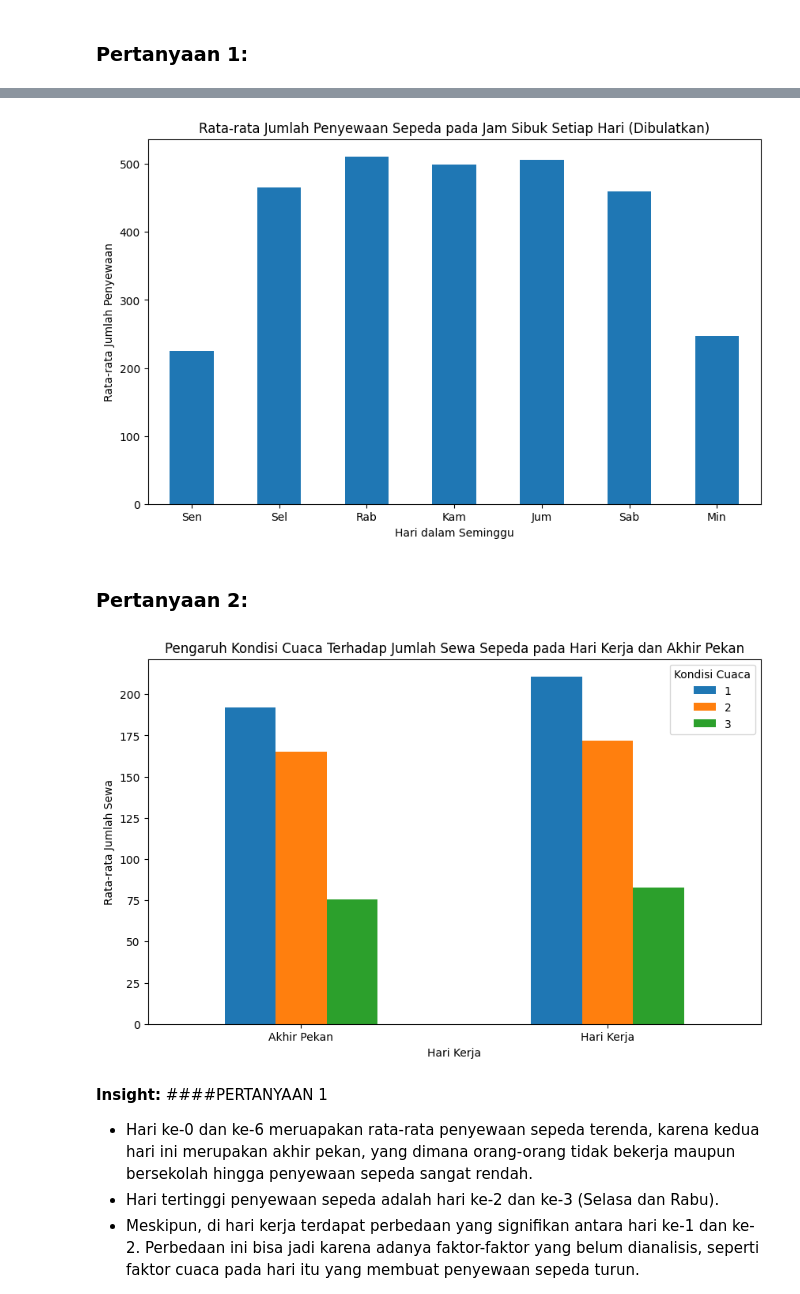
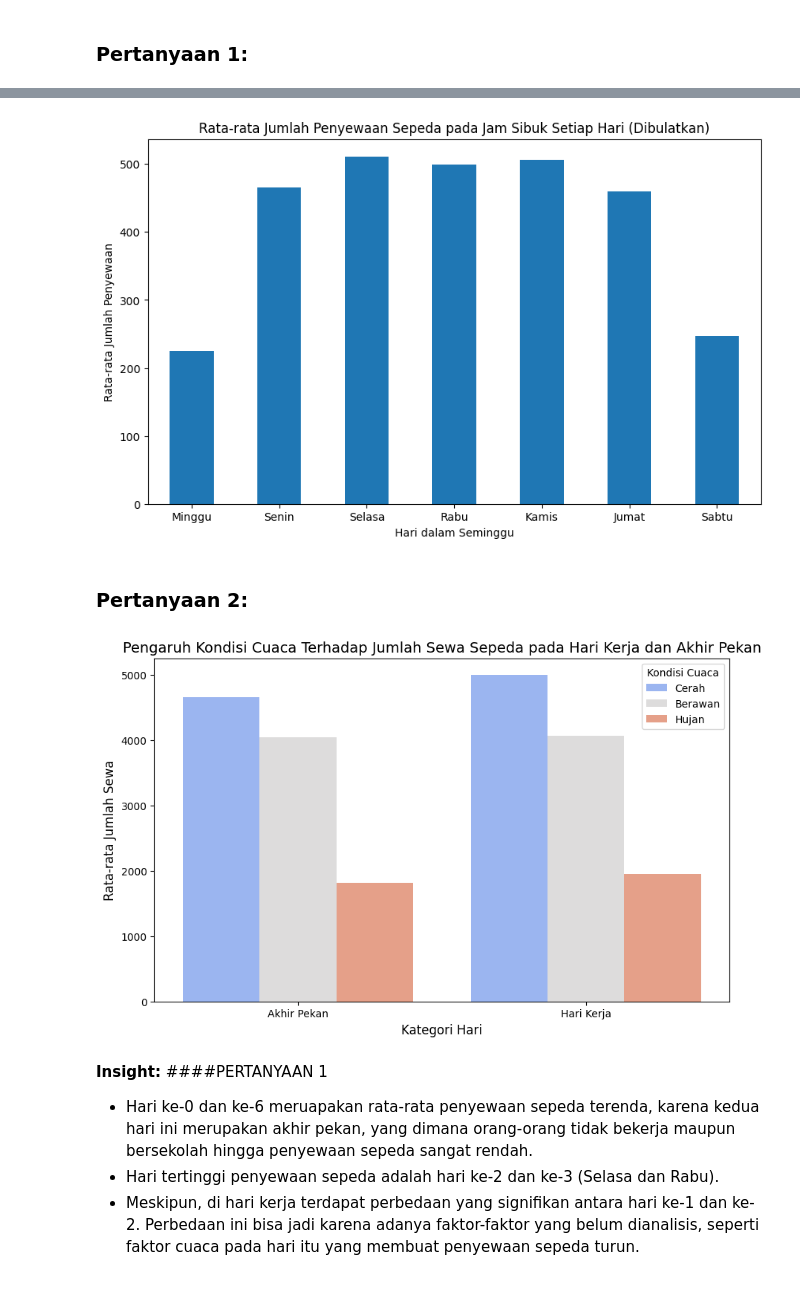
Before and after one commit to tsyaslsbl/Proyek_Analisis_Data, a Jupyter notebook: Notebook.ipynb, the cells around one changed output, grey strips where cells are left out. Cells and saved outputs as stored; diff of their text form; code cells hidden in the pictures.

```diff
--- a/Notebook.ipynb
+++ b/Notebook.ipynb
@@ -191,0 +258,8 @@ plt.show()
+# %%
+# Menambahkan kolom kategori hari (Akhir Pekan atau Hari Kerja)
+data_gabungan["day_type"] = data_gabungan["weekday_day"].apply(lambda x: "Hari Kerja" if x in [1, 2, 3, 4, 5] else "Akhir Pekan")
+# %%
+# Mengelompokkan data berdasarkan cuaca dan kategori hari
+weather_analysis = data_gabungan.groupby(["weathersit_day", "day_type"])["cnt_day"].mean().reset_index()
+
+weather_analysis
@@ -191,0 +274,4 @@ plt.show()
+# %%
+# Mapping label kondisi cuaca agar lebih mudah dipahami
+weather_labels = {1: "Cerah", 2: "Berawan", 3: "Hujan", 4: "Badai"}
+weather_analysis["weathersit_day"] = weather_analysis["weathersit_day"].map(weather_labels)
@@ -237,12 +300,10 @@ peak_hour_rentals.plot(kind='bar')
 plt.title("Rata-rata Jumlah Penyewaan Sepeda pada Jam Sibuk Setiap Hari (Dibulatkan)")
 plt.xlabel("Hari dalam Seminggu")
 plt.ylabel("Rata-rata Jumlah Penyewaan")
-#Diberikan xticks atau label untuk range 0-6 sebelumnya, sehingga memudahkan
-# orang-orang untuk melihat hasilnya
-plt.xticks(ticks=range(7), labels=['Sen', 'Sel', 'Rab', 'Kam', 'Jum', 'Sab', 'Min'])
+plt.xticks(ticks=range(7), labels=[day_mapping[i] for i in range(7)])
 plt.xticks(rotation=0)
 plt.show()
 # %% [output]
-[figure, old version]
+[figure, new version]
 # %% [markdown]
 ### Pertanyaan 2:
@@ -252,14 +310,21 @@ kerja_cuaca_data = data_gabungan.groupby(['workingday_day','weathersit_day'])['c
 # %%
-kerja_cuaca_data.plot(kind='bar', figsize=(10, 6))
-plt.title('Pengaruh Kondisi Cuaca Terhadap Jumlah Sewa Sepeda pada Hari Kerja dan Akhir Pekan')
-plt.xlabel('Hari Kerja')
-plt.ylabel('Rata-rata Jumlah Sewa')
+# Visualisasi menggunakan seaborn agar lebih rapi
+plt.figure(figsize=(10, 6))
+sns.barplot(x="day_type", y="cnt_day", hue="weathersit_day", data=weather_analysis, palette="coolwarm")
+
+# Judul dan Label
+plt.title('Pengaruh Kondisi Cuaca Terhadap Jumlah Sewa Sepeda pada Hari Kerja dan Akhir Pekan', fontsize=14)
+plt.xlabel('Kategori Hari', fontsize=12)
+plt.ylabel('Rata-rata Jumlah Sewa', fontsize=12)
 plt.xticks(rotation=0)
-plt.xticks(ticks=range(2), labels=['Akhir Pekan','Hari Kerja'])
+
+# Menambahkan legenda
 plt.legend(title='Kondisi Cuaca')
+
+# Menampilkan plot
 plt.show()
 # %% [output]
-[figure, old version]
+[figure, new version]
 # %% [markdown]
 **Insight:**
 ####PERTANYAAN 1
```
Also changed, not shown: parts of 17 cells of this notebook, 2 other files.
